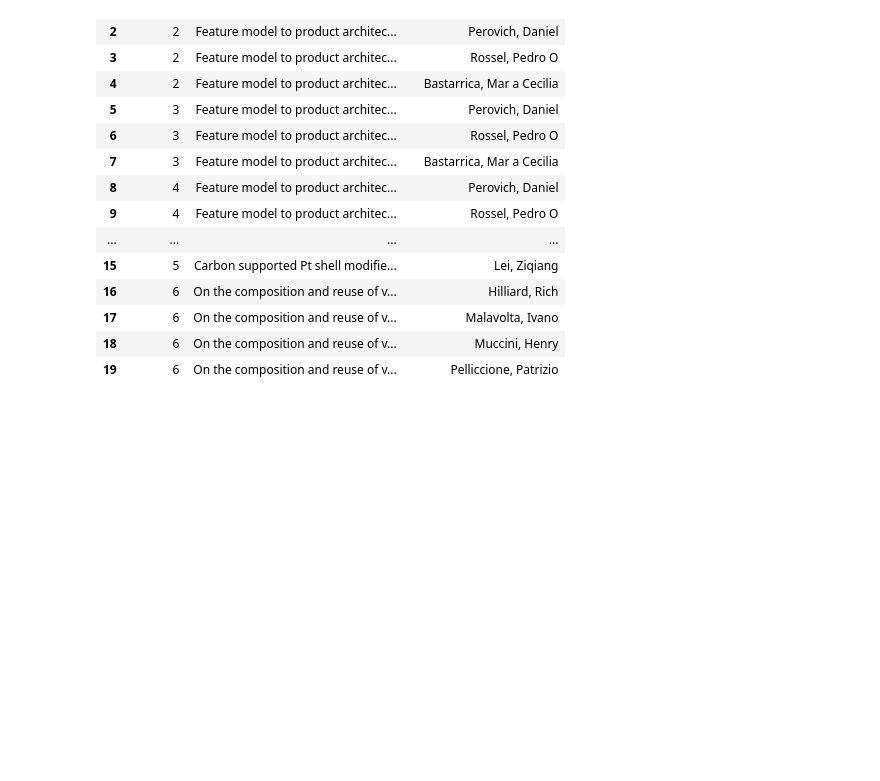
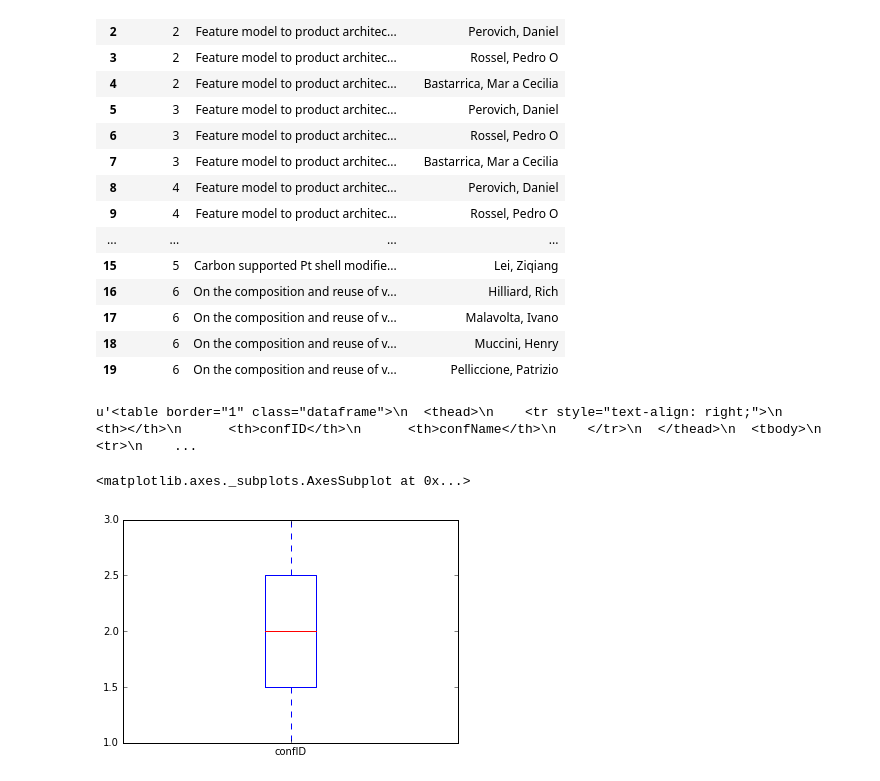
Before and after one commit to noveroa/DataBases, a Jupyter notebook: sqlStart/newSqlNotebooknew_compositesadded.ipynb, the cells around one changed output. Drawn from its saved outputs; the diff is of its cells as text; code cells hidden in the pictures; blank space fills up the shorter version.

```diff
--- a/sqlStart/newSqlNotebooknew_compositesadded.ipynb
+++ b/sqlStart/newSqlNotebooknew_compositesadded.ipynb
@@ -41,5 +41,5 @@ u'DISP, Univ  of Rome, Rome, Italy'
 # %% [markdown]
 # Create the Conf Table
 # %%
-confDF = cmd.createConfTable(df, db = 'test3.db')
+confDF = cmd.createConfTable(df)
 # %% [output]
@@ -241,0 +305,9 @@ paperDF[['paperID', 'title']].merge(authorPaper, on = 'paperID').head(20)
+# %%
+confDF.to_html()
+# %% [output]
+u'<table border="1" class="dataframe">\n  <thead>\n    <tr style="text-align: right;">\n      <th></th>\n      <th>confID</th>\n      <th>confName</th>\n    </tr>\n  </thead>\n  <tbody>\n    <tr>\n    ...
+# %%
+confDF.plot(kind = 'box')
+# %% [output]
+<matplotlib.axes._subplots.AxesSubplot at 0x...>
+[figure, added]
```
Also changed, not shown: parts of 22 cells of this notebook, 17 other files.
